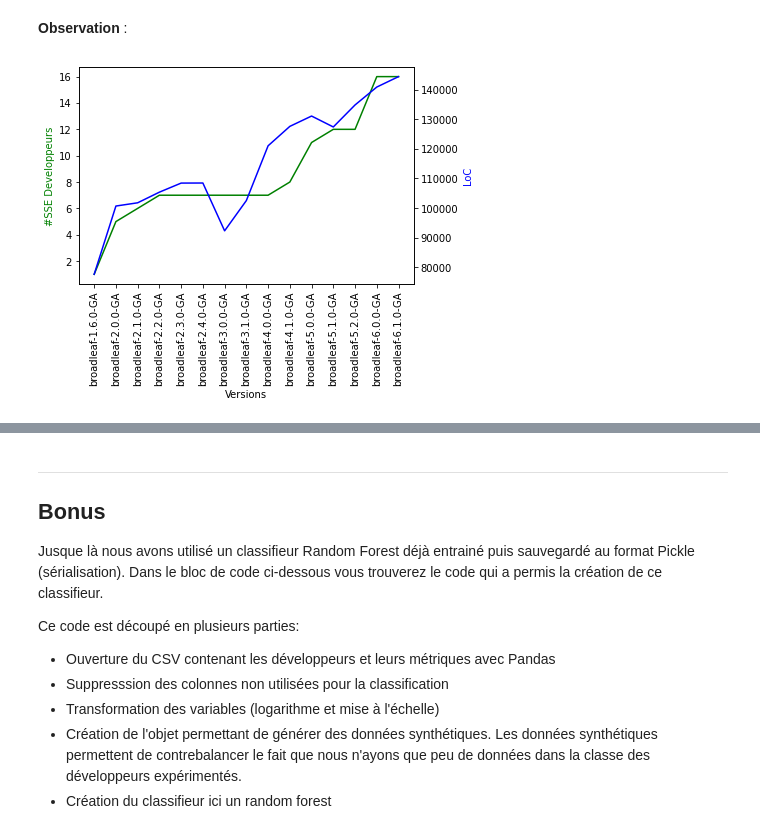
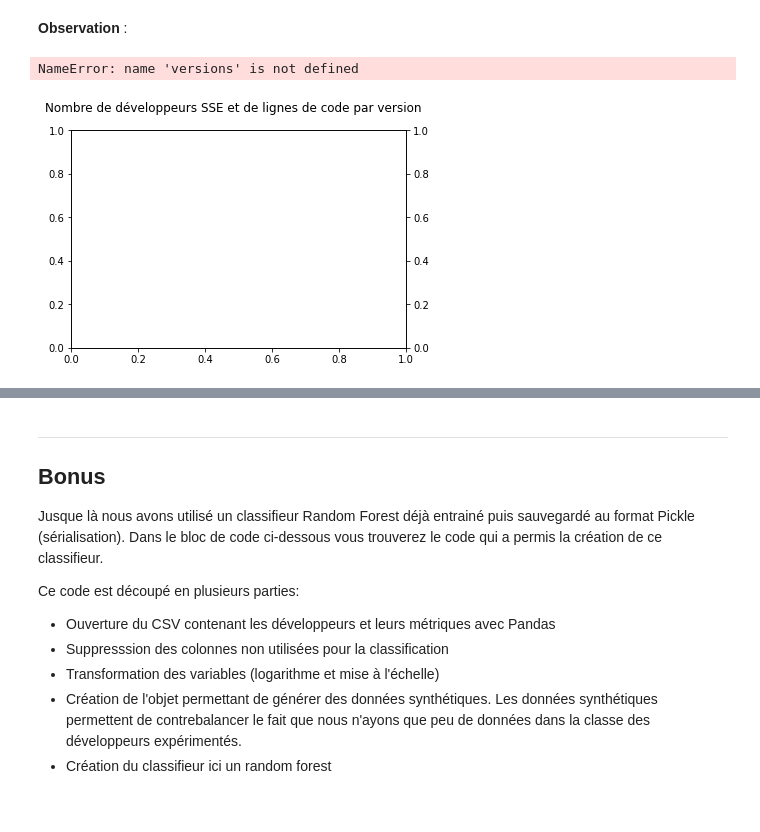
Before and after one commit to 1visible/TP-Master-MTP-GL-IA4GL, a Jupyter notebook: developers_classification.ipynb, the cells around one changed output, grey strips where cells are left out. Saved outputs shown, nothing was run; the diff lists cells and outputs as text; code cells hidden in the pictures.

```diff
--- a/developers_classification.ipynb
+++ b/developers_classification.ipynb
@@ -127,0 +197,14 @@ loc_by_versions = []
+# %%
+#Liste où ajouter les loc de chaque version
+loc_by_versions = []
+
+for file in sorted(os.listdir("." + os.sep + "ck_metrics")):
+    if file == "ck.jar":
+        continue
+    nb_codelines = 0
+    df = pd.read_csv("." + os.sep + "ck_metrics" + os.sep + file)
+    codelines = df["loc"]
+    for i in codelines:
+        nb_codelines += i
+    loc_by_versions.append(nb_codelines)
+print(loc_by_versions)
@@ -135,16 +220,28 @@ L'objectif ici est de tracer à l'aide du package matplotlib ([documentation](ht
 En traçant cette figure vous devriez observer une particularité commune aux deux courbes, faite part de cette observation dans la case textutelle ci-desssous.
 # %% [markdown]
 **Observation** :
-# %%
-fig, ax1 = plt.subplots()
-
-#Création d'un deuxième axe Y
-ax2 = ax1.twinx()
-
-
-plt.show()
-# %% [output]
-[figure, removed]
+# %%
+fig, ax1 = plt.subplots()
+
+#Création d'un deuxième axe Y
+ax2 = ax1.twinx()
+
+del loc_by_versions[0]
+del loc_by_versions[len(loc_by_versions) - 1]
+fig.suptitle("Nombre de développeurs SSE et de lignes de code par version")
+ax1.plot(versions, dict_classified_dev["SSE"],'tab:orange')
+ax2.plot(versions, loc_by_versions,'tab:green')
+for tick in ax1.get_xticklabels():
+    tick.set_rotation(90)
+ax1.set_ylabel("Nombre de développeurs SSE")
+ax2.set_ylabel("Nombre de lignes de codes")
+ax2.set_xlabel("Version du projet")
+ax1.set_xlabel("Version du projet")
+plt.subplots_adjust(bottom=0.15)
+plt.show()
+# %% [output]
+NameError: name 'versions' is not defined
+[figure, added]
 # %% [markdown]
 ## 5) Création d'un estimateur du nombre de développeurs expérimentés en fonction de la taille du projet (LoC)
 
```
Also changed, not shown: parts of 5 cells of this notebook, 6 other files.
